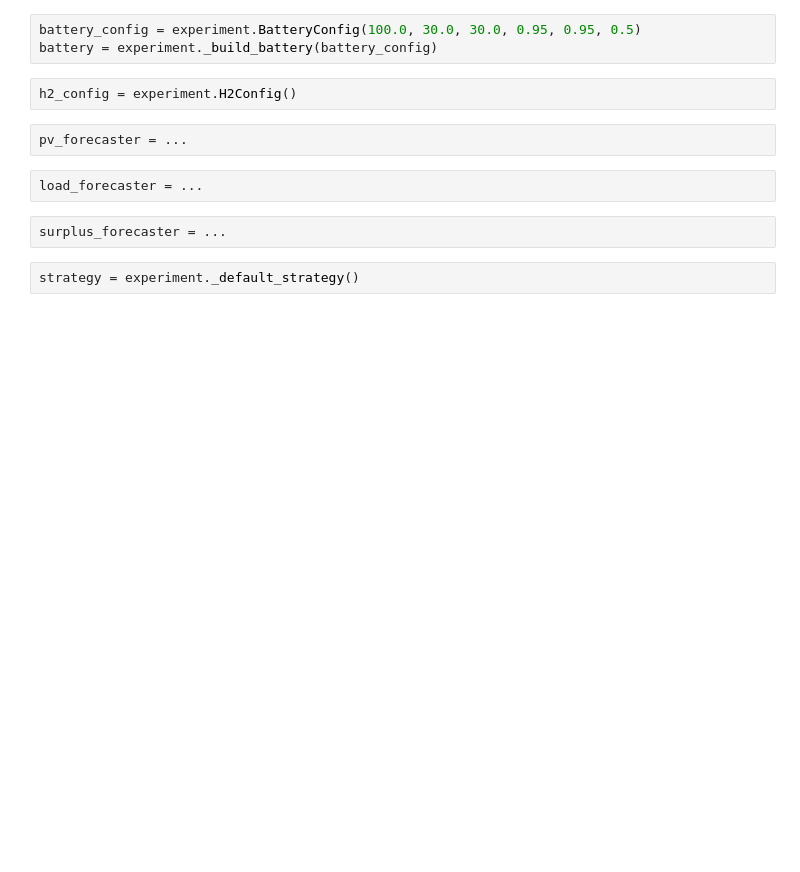
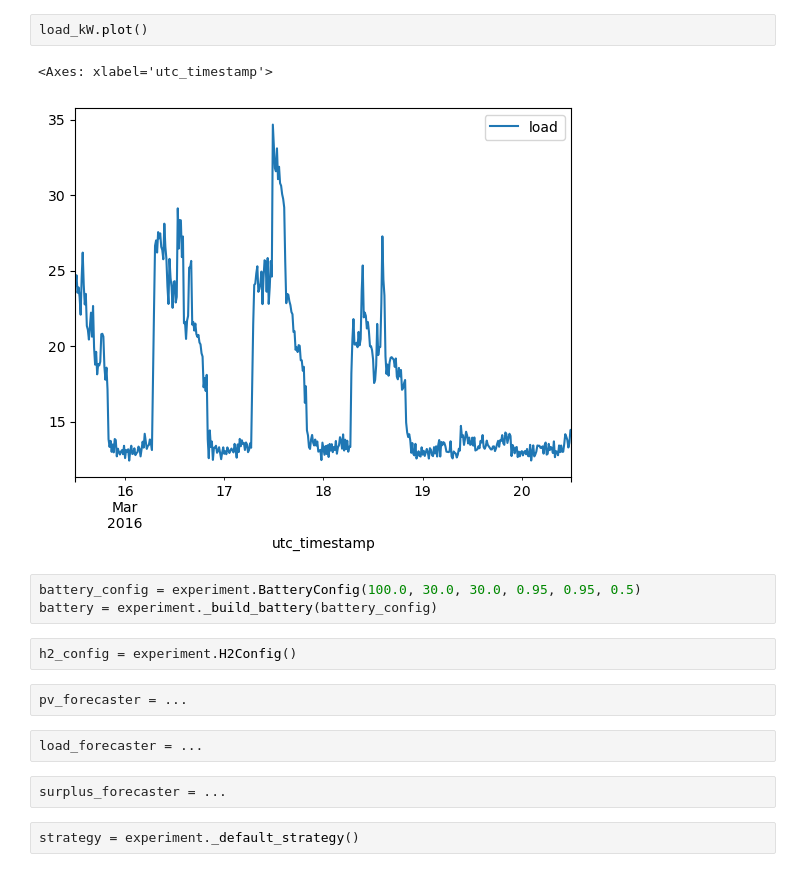
Before and after one commit to LyFX5/smart-grid-lab, a Jupyter notebook: run_use_case.ipynb, the cells around one changed output. Saved outputs shown, nothing was run; the diff lists cells and outputs as text; blank space fills up the shorter version.

```diff
--- a/run_use_case.ipynb
+++ b/run_use_case.ipynb
@@ -15,3 +15,8 @@ load_kw = experiment.sample_load_kW()
+# %%
+load_kW.plot()
+# %% [output]
+<Axes: xlabel='utc_timestamp'>
+[figure, added]
 # %%
 battery_config = experiment.BatteryConfig(100.0, 30.0, 30.0, 0.95, 0.95, 0.5)
 battery = experiment._build_battery(battery_config)
```
Also changed, not shown: parts of 5 cells of this notebook, 10 other files.
